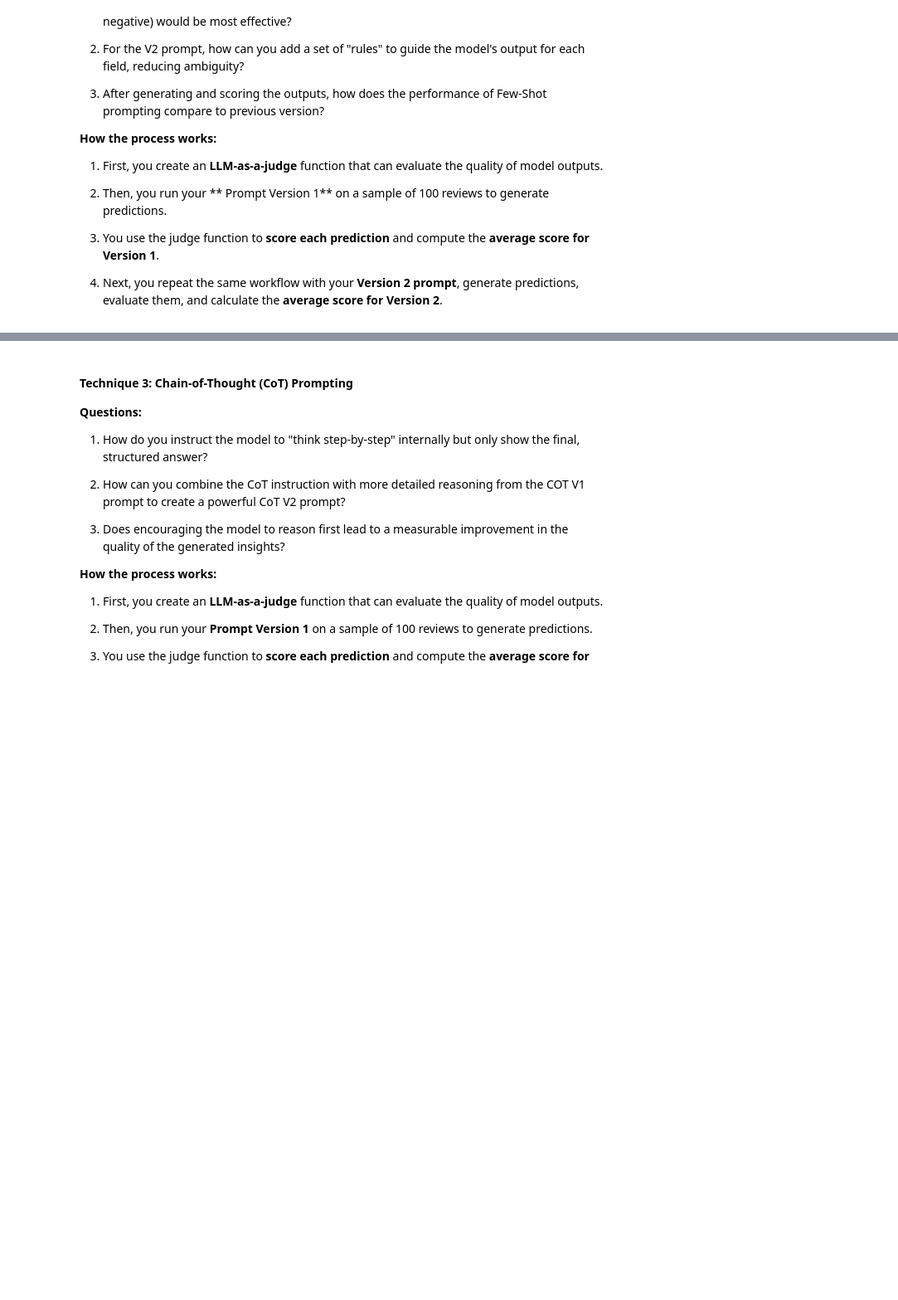
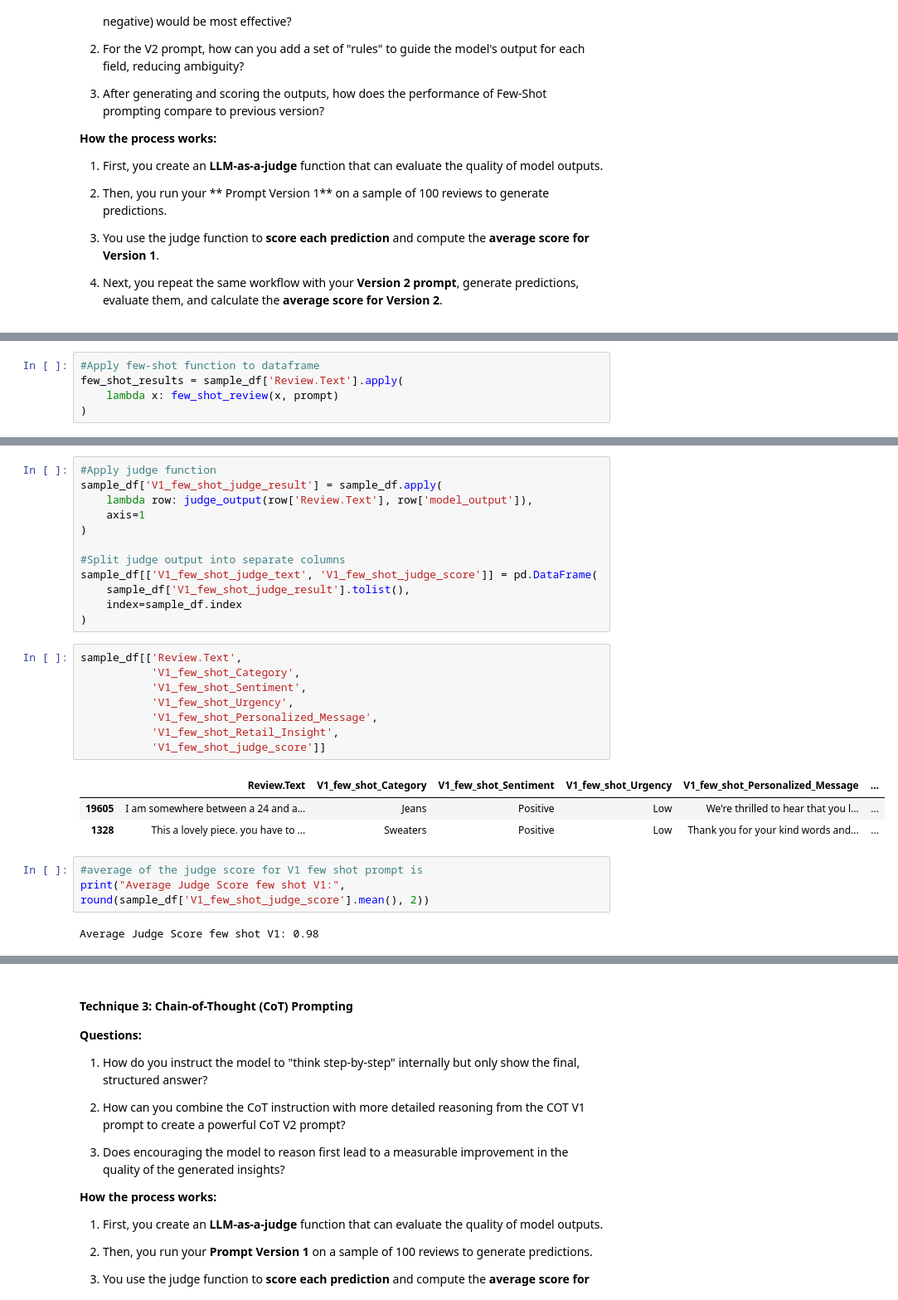
Before and after one commit to mikejoe144/MIT_Course_Capstone_Project, a Jupyter notebook: Real-Time_Retail_Feedback_Intelligence_Full_code.ipynb, the cells around one changed output, grey strips where cells are left out. Shown at 83% size. Saved outputs shown, nothing was run; the diff lists cells and outputs as text; blank space fills up the shorter version.

```diff
--- a/Real-Time_Retail_Feedback_Intelligence_Full_code.ipynb
+++ b/Real-Time_Retail_Feedback_Intelligence_Full_code.ipynb
@@ -999,0 +1140,5 @@ Average Judge Score zero shot V2: 0.94
+# %%
+#Apply few-shot function to dataframe
+few_shot_results = sample_df['Review.Text'].apply(
+    lambda x: few_shot_review(x, prompt)
+)
@@ -999,0 +1172,29 @@ Average Judge Score zero shot V2: 0.94
+# %%
+#Apply judge function
+sample_df['V1_few_shot_judge_result'] = sample_df.apply(
+    lambda row: judge_output(row['Review.Text'], row['model_output']),
+    axis=1
+)
+
+#Split judge output into separate columns
+sample_df[['V1_few_shot_judge_text', 'V1_few_shot_judge_score']] = pd.DataFrame(
+    sample_df['V1_few_shot_judge_result'].tolist(),
+    index=sample_df.index
+)
+# %%
+sample_df[['Review.Text',
+           'V1_few_shot_Category',
+           'V1_few_shot_Sentiment',
+           'V1_few_shot_Urgency',
+           'V1_few_shot_Personalized_Message',
+           'V1_few_shot_Retail_Insight',
+           'V1_few_shot_judge_score']]
+# %% [output]
+|  | Review.Text | V1_few_shot_Category | V1_few_shot_Sentiment | V1_few_shot_Urgency | V1_few_shot_Personalized_Message | ... |
+| 19605 | I am somewhere between a 24 and a... | Jeans | Positive | Low | We're thrilled to hear that you l... | ... |
+| 1328 | This a lovely piece. you have to ... | Sweaters | Positive | Low | Thank you for your kind words and... | ... |
+# %%
+#average of the judge score for V1 few shot prompt is
+print("Average Judge Score few shot V1:", round(sample_df['V1_few_shot_judge_score'].mean(), 2))
+# %% [output]
+Average Judge Score few shot V1: 0.98
```
Also changed, not shown: parts of 12 cells of this notebook.
